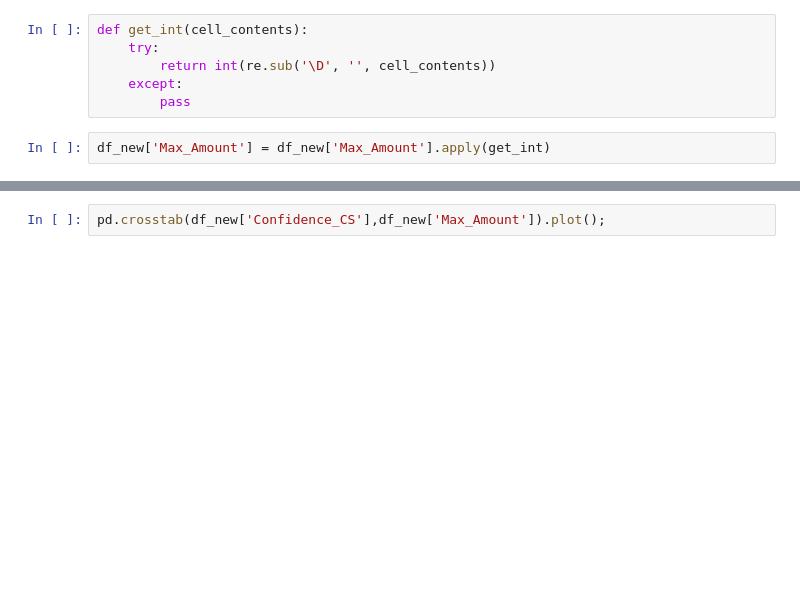
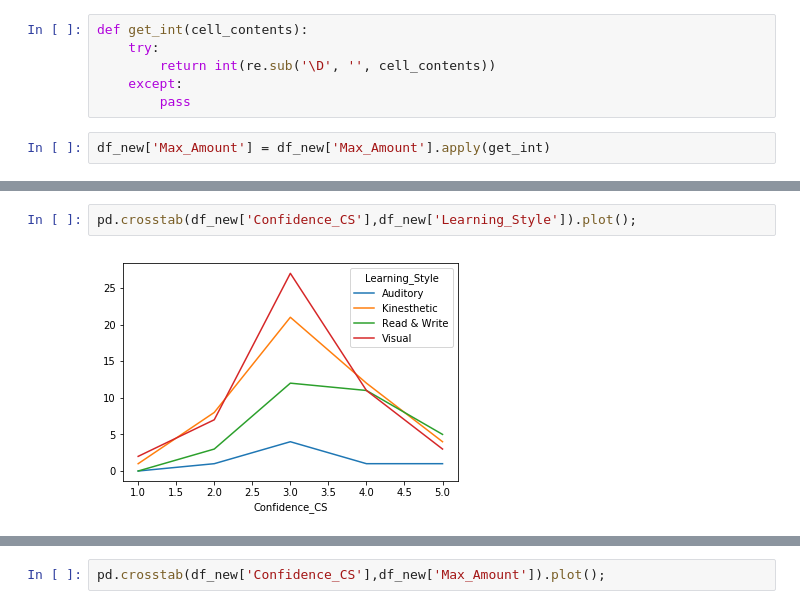
Before and after one commit to tatianaportsova/Illustrated_JS, a Jupyter notebook: Data_Wrangling.ipynb, the cells around one changed output, grey strips where cells are left out. Saved outputs shown, nothing was run; the diff lists cells and outputs as text; blank space fills up the shorter version.

```diff
--- a/Data_Wrangling.ipynb
+++ b/Data_Wrangling.ipynb
@@ -75,0 +114,4 @@ df_new.head(5)
+# %%
+pd.crosstab(df_new['Confidence_CS'],df_new['Learning_Style']).plot();
+# %% [output]
+[figure, added]
```
Also changed, not shown: parts of 28 cells of this notebook.
